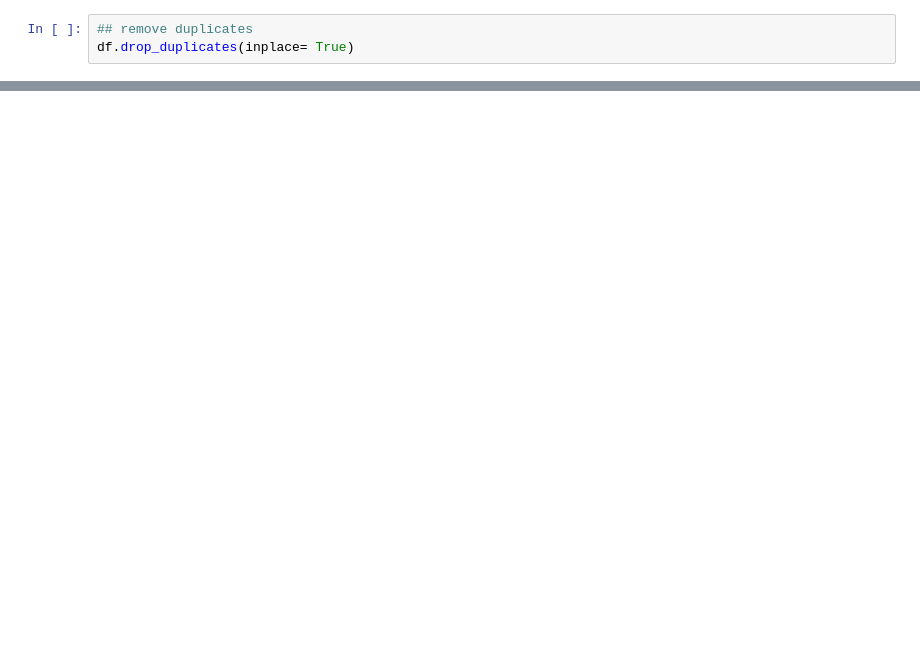
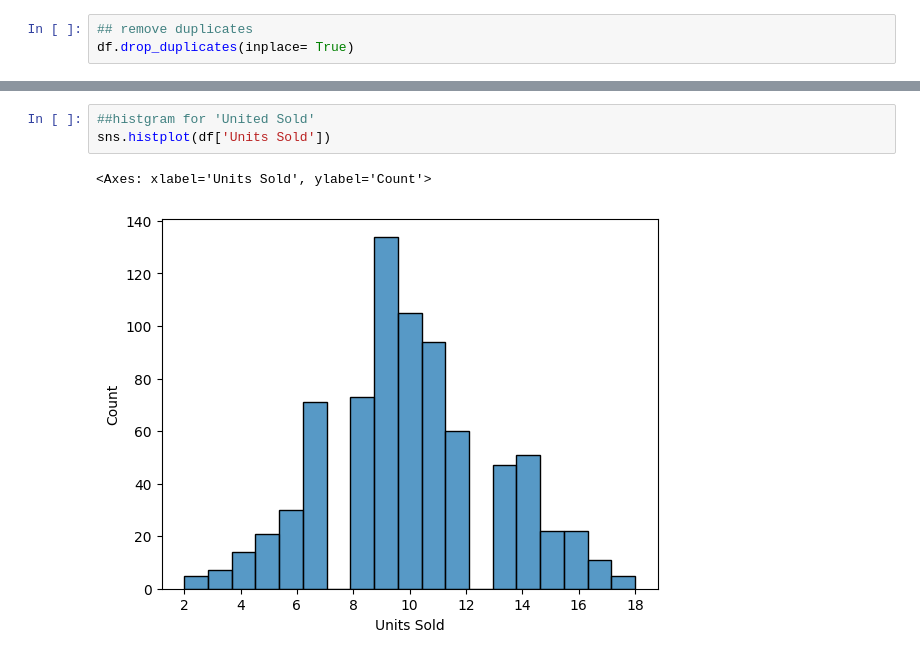
Before and after one commit to XXIIQS/schulich_data_science, a Jupyter notebook: datascience_ assignment 1.ipynb, the cells around one changed output, grey strips where cells are left out. Saved outputs shown, nothing was run; the diff lists cells and outputs as text; blank space fills up the shorter version.

```diff
--- a/datascience_ assignment 1.ipynb
+++ b/datascience_ assignment 1.ipynb
@@ -122,0 +271,6 @@ print(df['Price'].isnull().sum())
+# %%
+##histgram for 'United Sold'
+sns.histplot(df['Units Sold'])
+# %% [output]
+<Axes: xlabel='Units Sold', ylabel='Count'>
+[figure, added]
```
Also changed, not shown: parts of 31 cells of this notebook.
